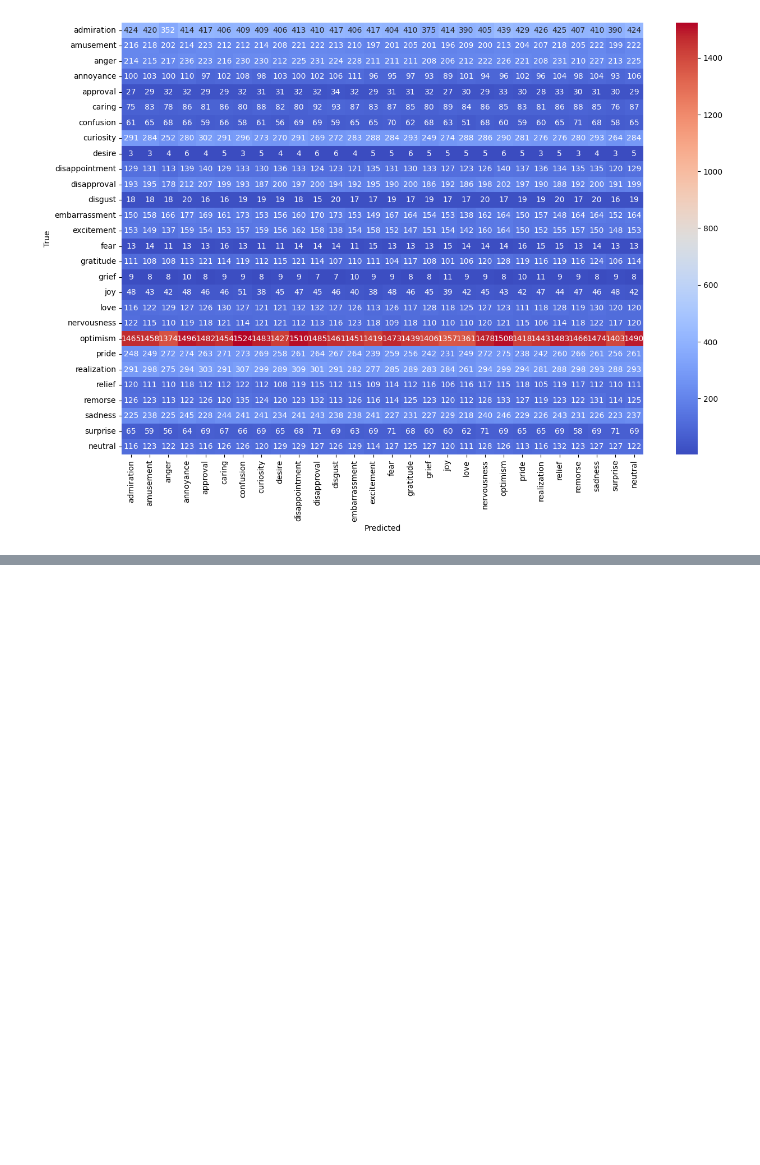
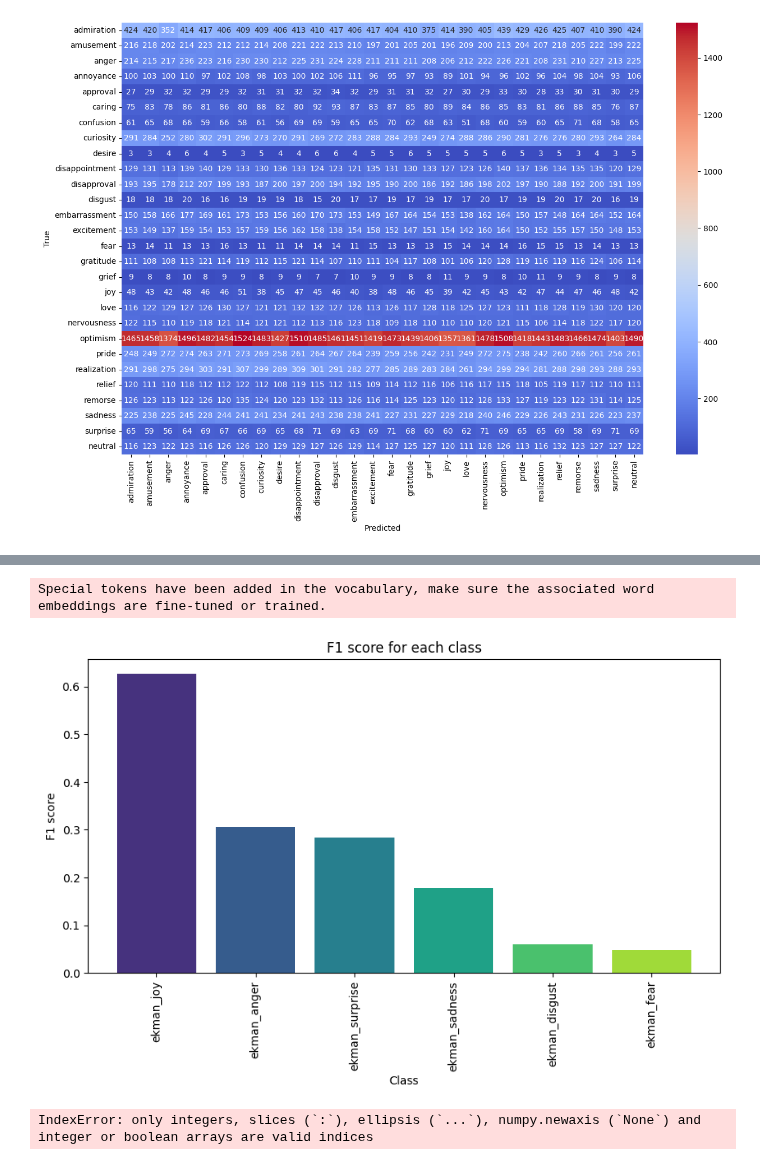
Before and after one commit to Nsivaa/HLT, a Jupyter notebook: Llama3_shots.ipynb, the cells around one changed output, grey strips where cells are left out. Saved outputs shown, nothing was run; the diff lists cells and outputs as text; code cells hidden in the pictures; blank space fills up the shorter version.

```diff
--- a/Llama3_shots.ipynb
+++ b/Llama3_shots.ipynb
@@ -56,6 +60,19 @@ Sentence: Super, thanks\n
 \nDoes it evoke the emotion 'gratitude'?
 Answer: True\n
 Now """ # ..."Consider the following sentence" etc.
+
+# 3 Shots from Goemotions training set
+GROUPED_SAMPLES = f"""Look at these examples:\n
+Sentence: Slowing things down now\n
+\nDoes it evoke the emotion 'fear'?
+Answer: False\n
+Sentence: Aww... she'll probably come around eventually, I'm sure she was just jealous of [NAME]... I mean, what woman wouldn't be! lol \n
+\nDoes it evoke the emotion 'anger'?
+Answer: False\n
+Sentence: Super, thanks\n
+\nDoes it evoke the emotion 'joy'?
+Answer: True\n
+Now """ # ..."Consider the following sentence" etc.
 # %% [markdown]
 # Twitter 0 Shots
 # %%
@@ -156,0 +182,8 @@ disappointment       0.03      0.83      0.06       161
+# %%
+goemo_3shot_llama3 = Llama3(model_name, scores = SCORES, emotions=EKMAN_LABELS, mode ="grouped", samples = GROUPED_SAMPLES)
+results = goemo_3shot_llama3.classify(grouped_test_df, progress_bar = True)
+del goemo_3shot_llama3
+# %% [output]
+Special tokens have been added in the vocabulary, make sure the associated word embeddings are fine-tuned or trained.
+[figure, added]
+IndexError: only integers, slices (`:`), ellipsis (`...`), numpy.newaxis (`None`) and integer or boolean arrays are valid indices
```
Also changed, not shown: parts of 2 cells of this notebook.
